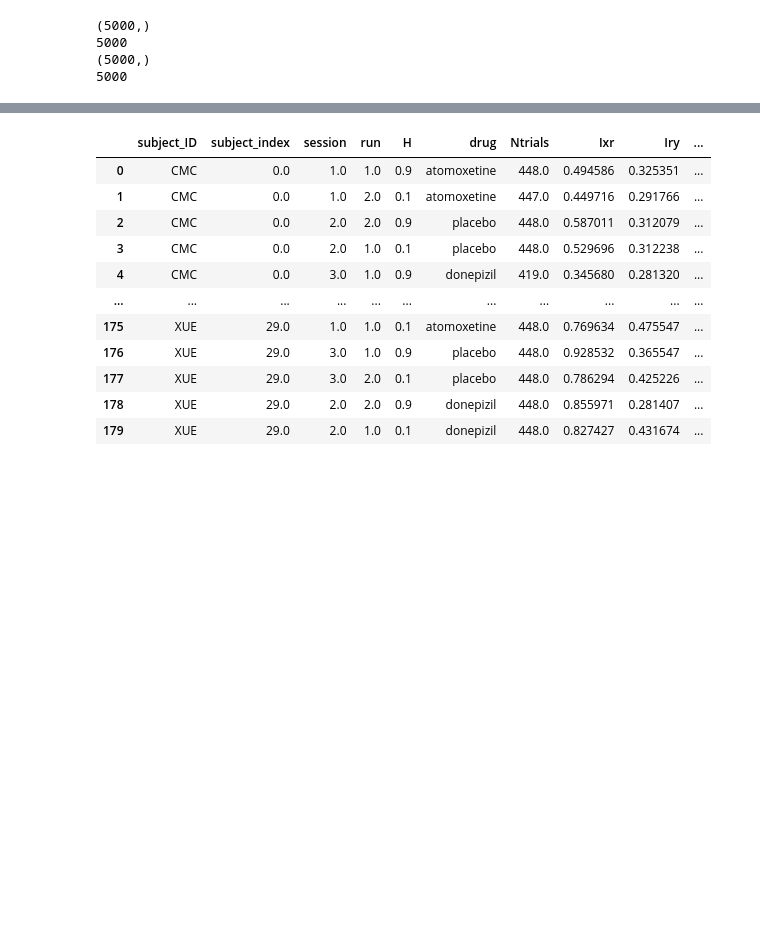
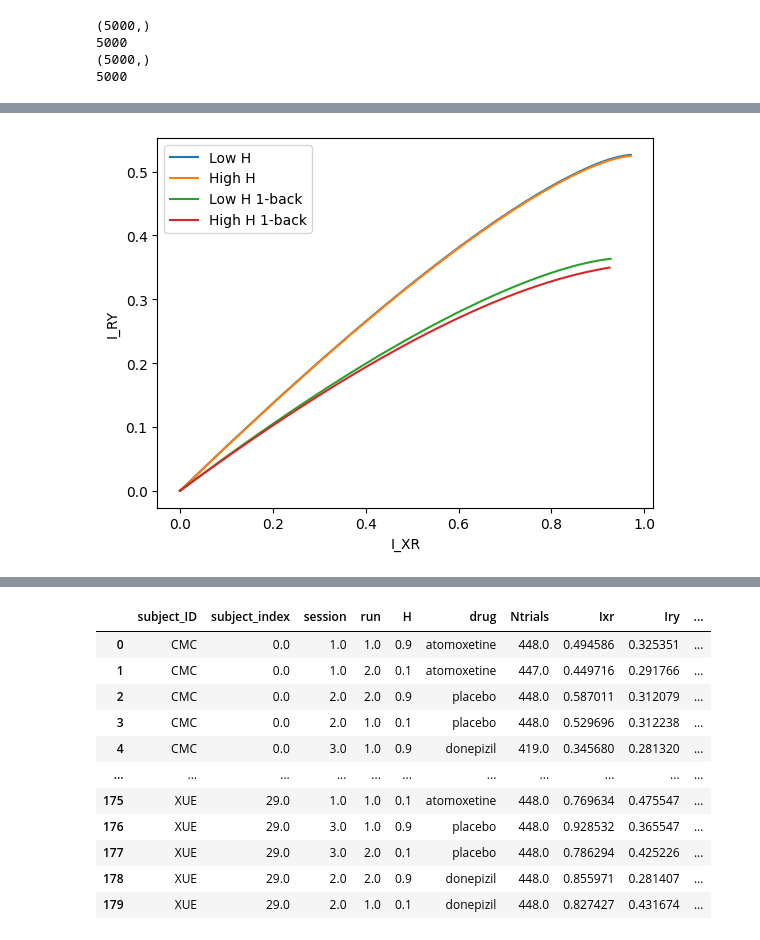
Before and after one commit to jacobaparker/Copy_Murphy2021, a Jupyter notebook: pharma/IB_analysis.ipynb, the cells around one changed output, grey strips where cells are left out. Drawn from its saved outputs; the diff is of its cells as text; code cells hidden in the pictures; blank space fills up the shorter version.

```diff
--- a/pharma/IB_analysis.ipynb
+++ b/pharma/IB_analysis.ipynb
@@ -296,0 +309,11 @@ plt.show()
+# %%
+plt.plot(IB_bound_low['I_XR'],IB_bound_low['I_RY'])
+plt.plot(IB_bound_high['I_XR'],IB_bound_high['I_RY'])
+plt.plot(IB_bound_low1b['I_XR'],IB_bound_low1b['I_RY'])
+plt.plot(IB_bound_high1b['I_XR'],IB_bound_high1b['I_RY'])
+plt.xlabel('I_XR')
+plt.ylabel('I_RY')
+plt.legend(['Low H', 'High H', 'Low H 1-back', 'High H 1-back'])
+plt.show()
+# %% [output]
+[figure, added]
```
Also changed, not shown: parts of 15 cells of this notebook, 1 other file.
